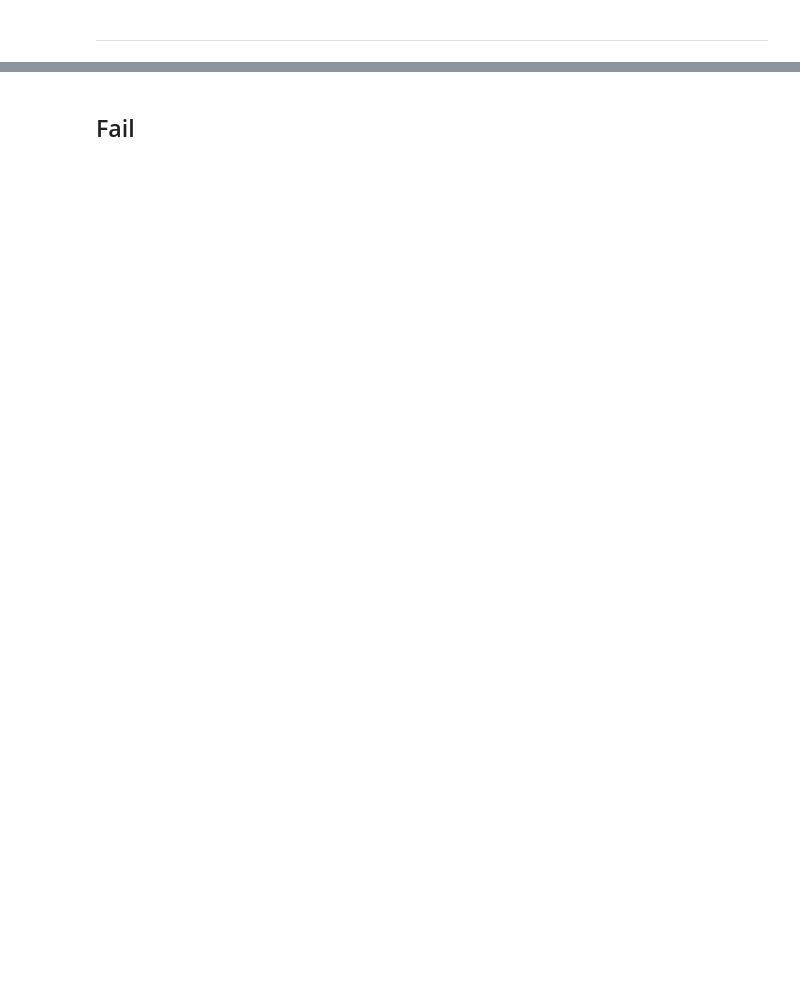
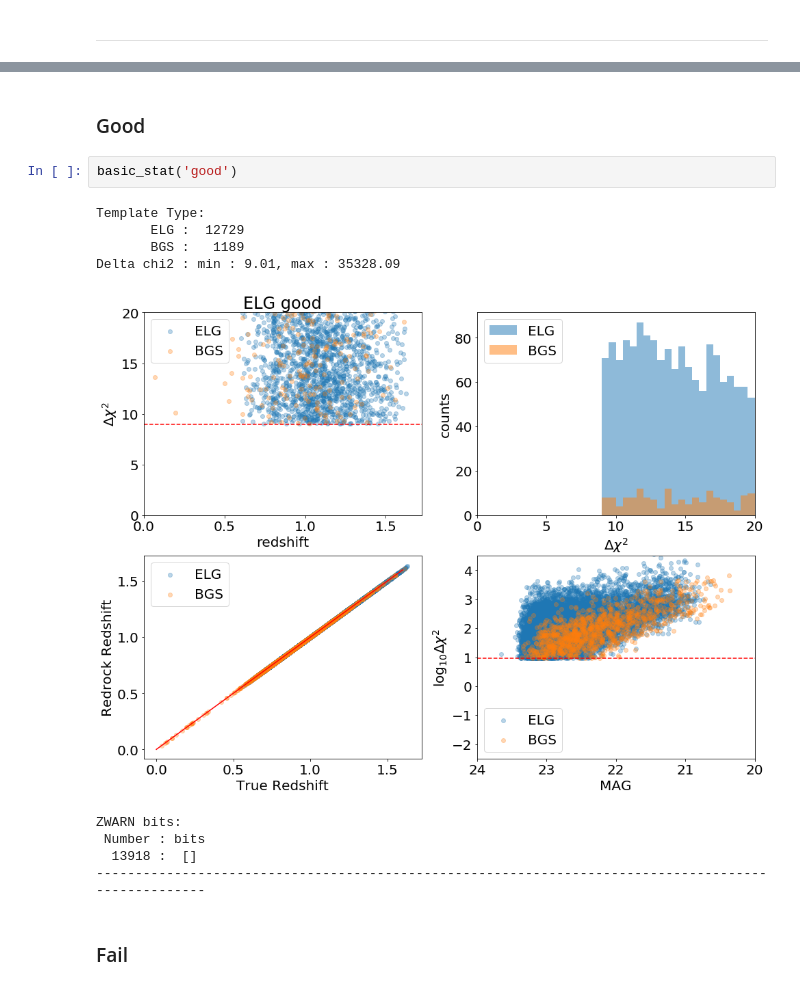
Before and after one commit to Yucheng-Zhang/desi_nbs, a Jupyter notebook: demo/elg_zfitting.ipynb, the cells around one changed output, grey strips where cells are left out. Drawn from its saved outputs; the diff is of its cells as text; blank space fills up the shorter version.

```diff
--- a/demo/elg_zfitting.ipynb
+++ b/demo/elg_zfitting.ipynb
@@ -225,2 +302,16 @@ ztruth_lost = ztruth[lost_mask]
+# %% [markdown]
+### Good
+# %%
+basic_stat('good')
+# %% [output]
+Template Type:
+       ELG :  12729
+       BGS :   1189
+Delta chi2 : min : 9.01, max : 35328.09
+[figure, added]
+ZWARN bits:
+ Number : bits
+  13918 :  []
+----------------------------------------------------------------------------------------------------
 # %% [markdown]
-## Fail
+### Fail
```
Also changed, not shown: parts of 28 cells of this notebook, 1 other file.
